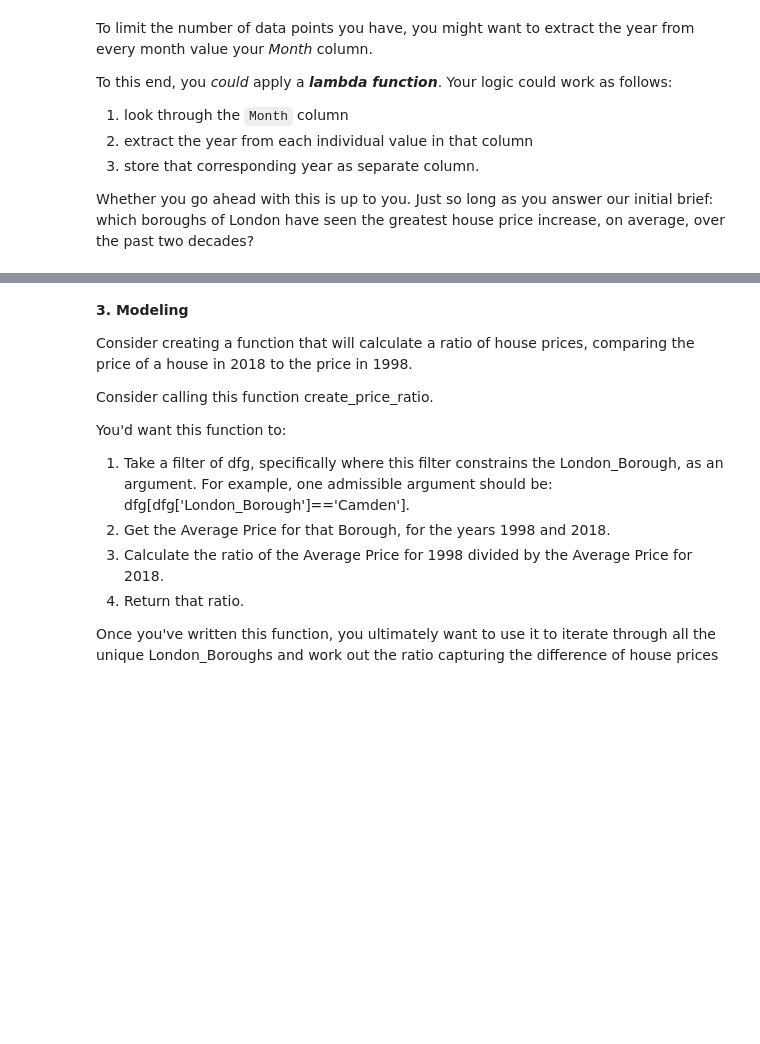
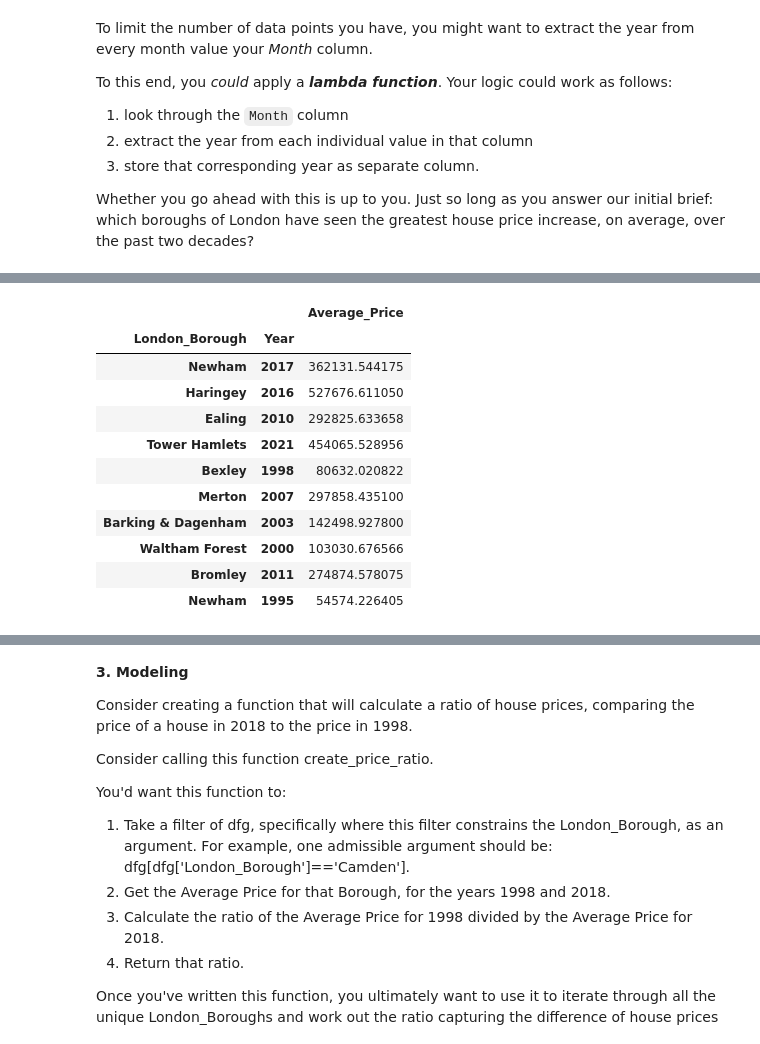
Before and after one commit to justinmbell/Springboard, a Jupyter notebook: London Housing CS/LondonHousingT3.ipynb, the cells around one changed output, grey strips where cells are left out. Cells and saved outputs as stored; diff of their text form; code cells hidden in the pictures; blank space fills up the shorter version.

```diff
--- a/London Housing CS/LondonHousingT3.ipynb
+++ b/London Housing CS/LondonHousingT3.ipynb
@@ -415,0 +443,16 @@ Whether you go ahead with this is up to you. Just so long as you answer our init
+# %%
+dfg = df.groupby(by = ['London_Borough', 'Year']).mean()
+dfg.sample(10)
+# %% [output]
+|  |  | Average_Price |
+| London_Borough | Year |  |
+| Newham | 2017 | 362131.544175 |
+| Haringey | 2016 | 527676.611050 |
+| Ealing | 2010 | 292825.633658 |
+| Tower Hamlets | 2021 | 454065.528956 |
+| Bexley | 1998 | 80632.020822 |
+| Merton | 2007 | 297858.435100 |
+| Barking & Dagenham | 2003 | 142498.927800 |
+| Waltham Forest | 2000 | 103030.676566 |
+| Bromley | 2011 | 274874.578075 |
+| Newham | 1995 | 54574.226405 |
```
Also changed, not shown: parts of 17 cells of this notebook.
